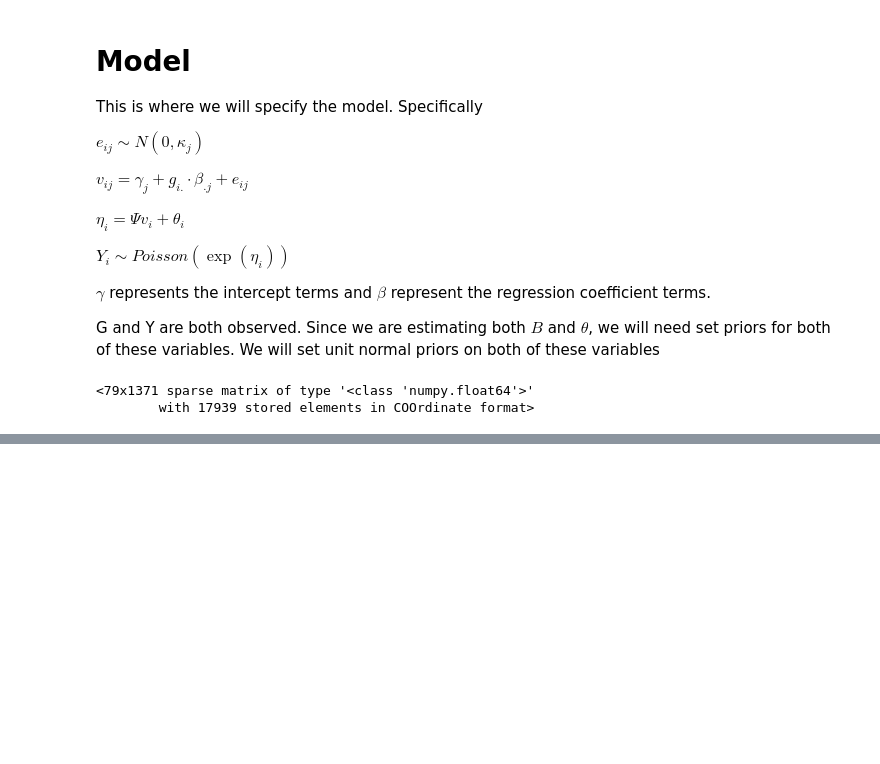
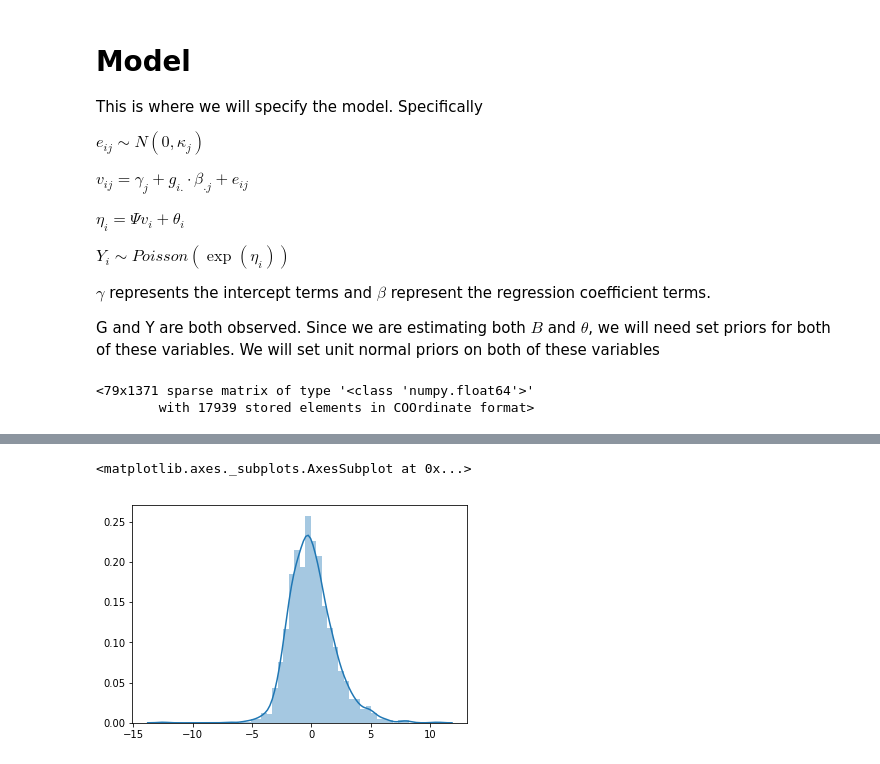
Before and after one commit to mortonjt/bucklefish, a Jupyter notebook: ipynb/88soils/poisson-sparse-test.ipynb, the cells around one changed output, grey strips where cells are left out. Drawn from its saved outputs; the diff is of its cells as text; code cells hidden in the pictures; blank space fills up the shorter version.

```diff
--- a/ipynb/88soils/poisson-sparse-test.ipynb
+++ b/ipynb/88soils/poisson-sparse-test.ipynb
@@ -407,0 +410,5 @@ mse, mrc
+# %%
+sns.distplot(gamma_)
+# %% [output]
+<matplotlib.axes._subplots.AxesSubplot at 0x...>
+[figure, added]
```
Also changed, not shown: parts of 10 cells of this notebook, 5 other files.
